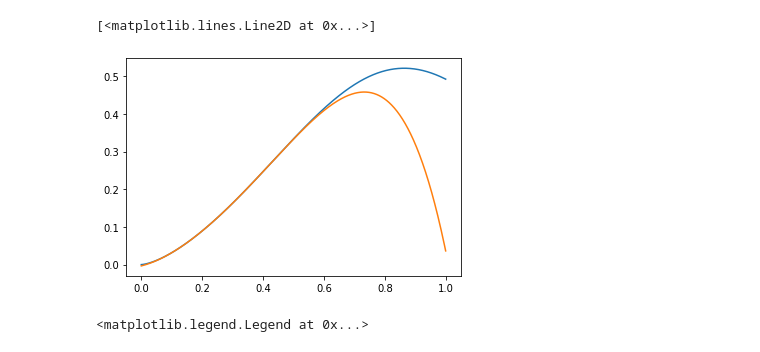
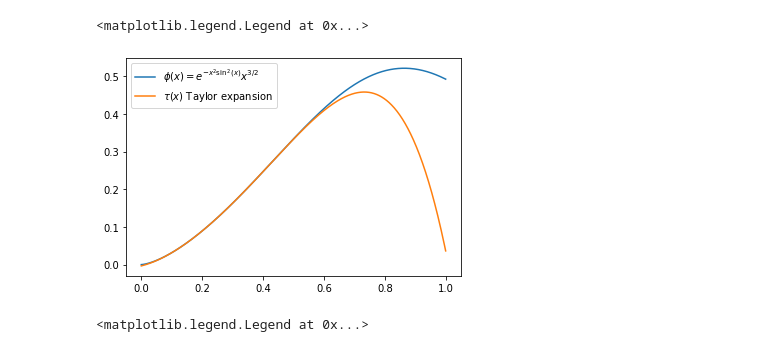
Before and after one commit to GumiJiong/Intro_Com_Phy, a Jupyter notebook: worksheet/plot.ipynb, the cells around one changed output. Drawn from its saved outputs; the diff is of its cells as text; code cells hidden in the pictures.

```diff
--- a/worksheet/plot.ipynb
+++ b/worksheet/plot.ipynb
@@ -1,15 +1,16 @@
 # %%
 import numpy as np
 from matplotlib import pyplot as plt
 
 data1 = np.loadtxt('./02_phi.txt')
 data2 = np.loadtxt('./02_tau.txt')
 
 x = np.linspace(0, 1, 1001)
 
-plt.plot(x,data1)
-plt.plot(x,data2)
+plt.plot(x,data1,label=r"$\phi(x) = e^{-x^2\sin^2(x)}x^{3/2}$")
+plt.plot(x,data2,label=r"$\tau(x)$ Taylor expansion")
+plt.legend()
 # %% [output]
-[<matplotlib.lines.Line2D at 0x...>]
+<matplotlib.legend.Legend at 0x...>
-[figure, old version]
+[figure, new version]
 # %%
```
Also changed, not shown: parts of 6 cells of this notebook, 20 other files.
